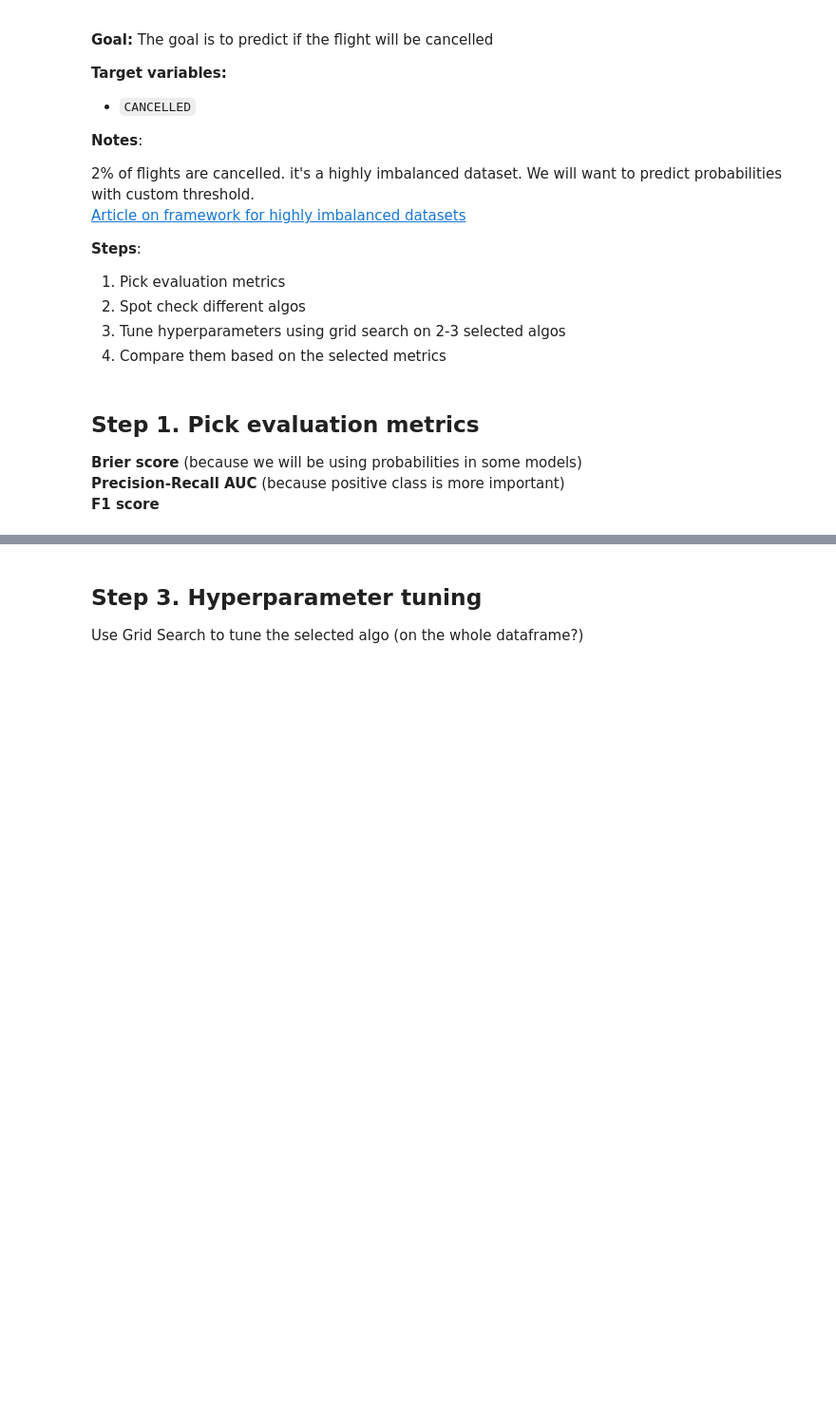
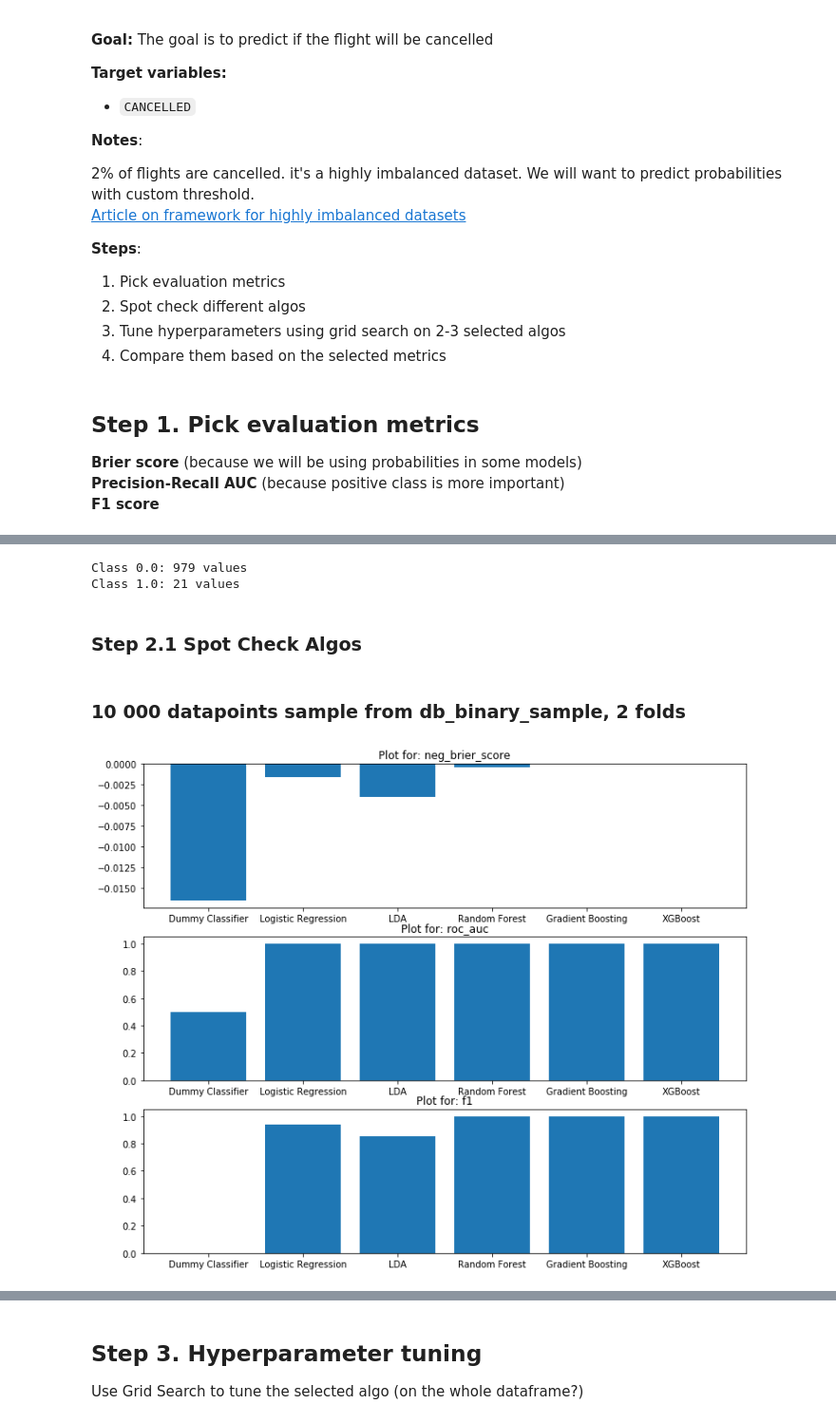
Before and after one commit to Isabelle-Dr/MidTerm-Project, a Jupyter notebook: Notebooks/4_Binary_classification.ipynb, the cells around one changed output, grey strips where cells are left out. Shown: that part at 95% size. Saved outputs shown, nothing was run; the diff lists cells and outputs as text; code cells hidden in the pictures; blank space fills up the shorter version.

```diff
--- a/Notebooks/4_Binary_classification.ipynb
+++ b/Notebooks/4_Binary_classification.ipynb
@@ -379,0 +103,9 @@ cv_results
+# %%
+# get a smaller sample
+print(f'Class {y_small.value_counts().index[0]}: {y_small.value_counts().values[0]} values')
+print(f'Class {y_small.value_counts().index[1]}: {y_small.value_counts().values[1]} values')
+# %% [output]
+Class 0.0: 979 values
+Class 1.0: 21 values
+# %% [markdown]
+### Step 2.1 Spot Check Algos
@@ -379,0 +134,48 @@ cv_results
+# %%
+# this function creates two dataframe outputs: AVG scoring per model and STD scoring per model
+# make sure you import the models outside of this function and that the scorings are supported by them
+
+def perform_cross_validate(models, X, y, scoring, n_folds, plot = False):
+
+    # import cross validate
+    from sklearn.model_selection import cross_validate
+    import pandas as pd
+    import numpy as np
+
+    # create dataframe
+    results_mean = pd.DataFrame(columns = list(models.keys()), index=list(scoring))
+    results_std = pd.DataFrame(columns = list(models.keys()),  index=list(scoring))
+
+
+    # perform cross validate and store desults in the dataframe
+    for key in models:
+        model_name = key
+        model = models[key]  # this is the model's placeholder
+        cv = cross_validate(estimator=model, X=X, y=y, cv=n_folds, scoring=scoring)
+
+        # adds values for each scoring in the dataframes
+        results_mean[model_name] = [cv['test_'+scoring[i]].mean() for i in range(len(scoring))]
+        results_std[model_name] = [cv['test_'+scoring[i]].std() for i in range(len(scoring))]
+
+
+    if plot:
+        #setup
+        to_plot = {0:311, 1:312, 2:313, 3:314, 4:315, 5:316}
+        import matplotlib.pyplot as plt
+        %matplotlib inline
+        from matplotlib.pylab import rcParams
+        rcParams['figure.figsize'] = 12, 10
+
+        # plot
+        for i, score in enumerate(scoring):
+            plt.subplot(to_plot[i])
+            plt.bar(list(results_mean.columns),  results_mean.iloc[i].values)
+            plt.title(f'Plot for: {score}')
+
+    return results_mean, results_std
+# %% [markdown]
+### 10 000 datapoints sample from db_binary_sample, 2 folds
+# %%
+results_mean, results_std = perform_cross_validate(models=models, X=X, y=y, scoring=scoring, n_folds=2, plot=True)
+# %% [output]
+[figure, added]
```
Also changed, not shown: parts of 43 cells of this notebook.
